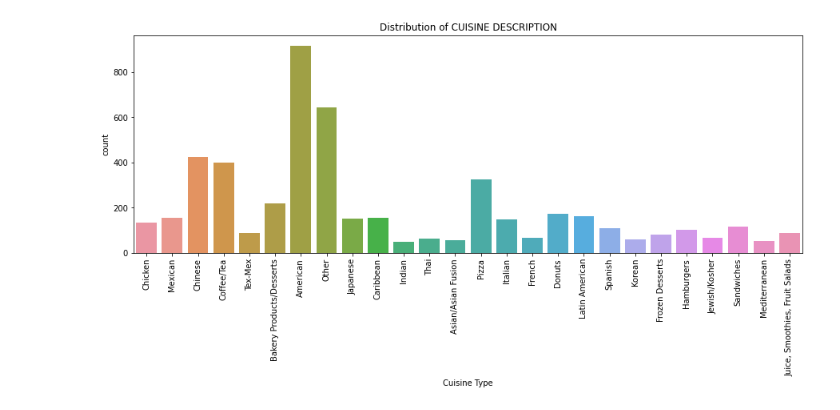
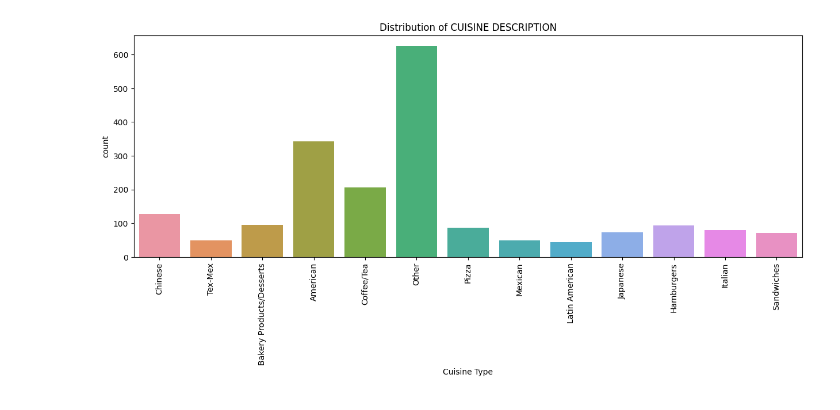
Before and after one commit to serenawcy/restaurant_ratings, a Jupyter notebook: pre_analyses/EDA.ipynb, the cells around one changed output. Saved outputs shown, nothing was run; the diff lists cells and outputs as text; code cells hidden in the pictures.

```diff
--- a/pre_analyses/EDA.ipynb
+++ b/pre_analyses/EDA.ipynb
@@ -26,11 +54,10 @@ ax.set_title('Distribution of Borough')
 # %%
-s = df1['CUISINE DESCRIPTION'].value_counts()
-df1['CUISINE DESCRIPTION'] = np.where(df1['CUISINE DESCRIPTION'].isin(s.index[s < 50]), 'Other', df1['CUISINE DESCRIPTION'])
+s = new_df['CUISINE DESCRIPTION'].value_counts()
+new_df['CUISINE DESCRIPTION'] = np.where(new_df['CUISINE DESCRIPTION'].isin(s.index[s < 40]), 'Other', new_df['CUISINE DESCRIPTION'])
+fig, ax = plt.subplots(figsize = (15, 5))
+sns.countplot(x = 'CUISINE DESCRIPTION', data = new_df)
+ax.set_title('Distribution of CUISINE DESCRIPTION')
+ax.set(xlabel='Cuisine Type')
+ax.tick_params(axis = 'x', rotation = 90)
+# %% [output]
+[figure, added]
-# %%
-fig, ax = plt.subplots(figsize = (15, 5))
-sns.countplot(x = 'CUISINE DESCRIPTION', data = df1)
-ax.set_title('Distribution of CUISINE DESCRIPTION')
-ax.set(xlabel='Cuisine Type')
-ax.tick_params(axis = 'x', rotation = 90)
-# %% [output]
-[figure, removed]
```
Also changed, not shown: parts of 18 cells of this notebook.
